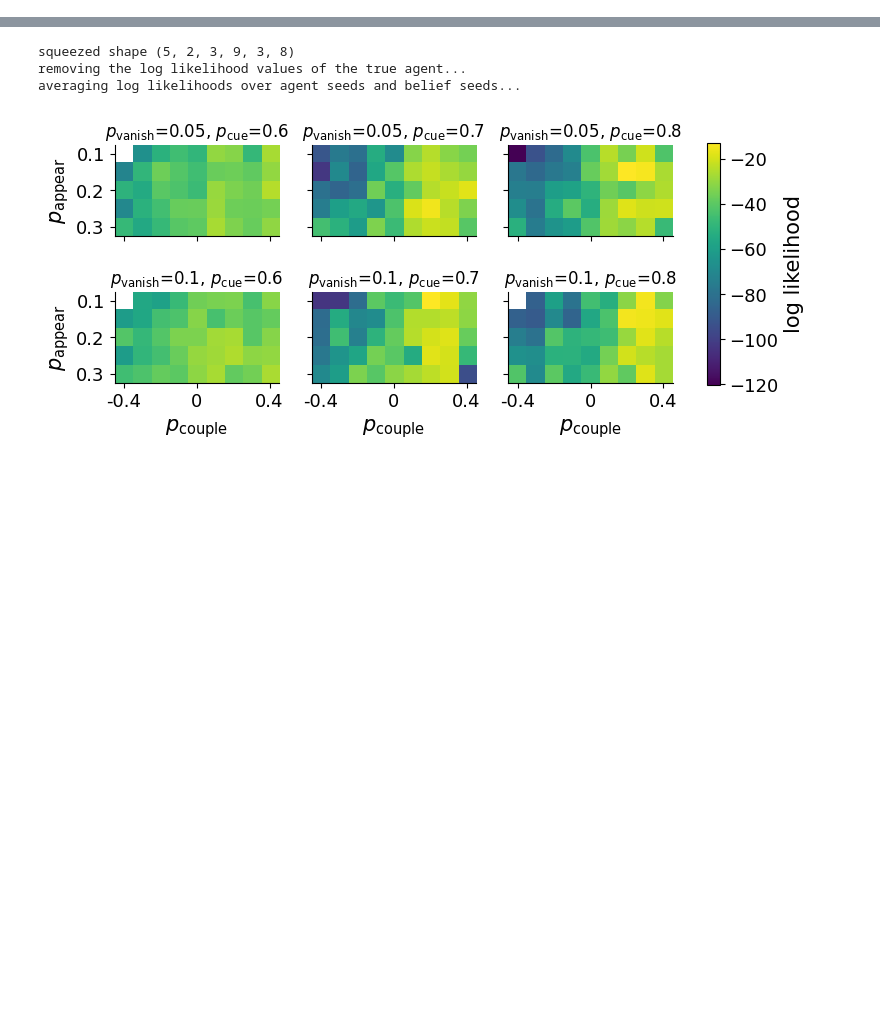
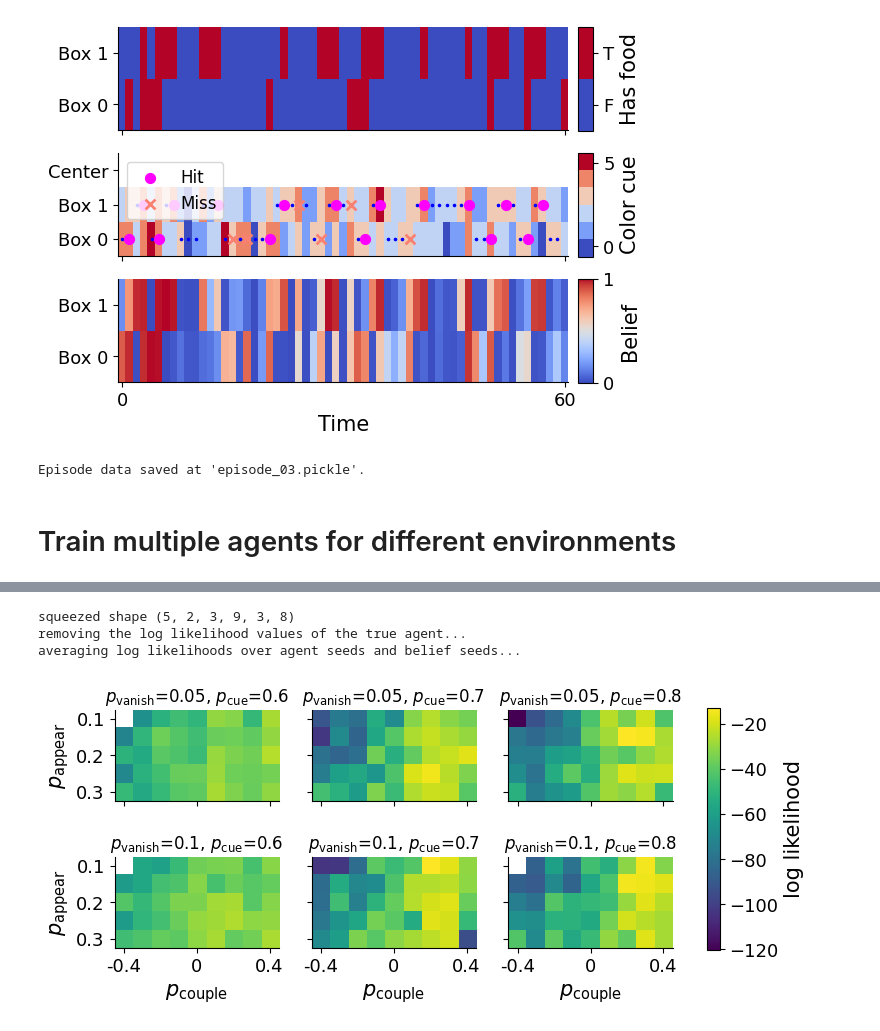
Before and after one commit to XaqLab/box-foraging, a Jupyter notebook: coupled-boxes.ipynb, the cells around one changed output, grey strips where cells are left out. Saved outputs shown, nothing was run; the diff lists cells and outputs as text; code cells hidden in the pictures; blank space fills up the shorter version.

```diff
--- a/coupled-boxes.ipynb
+++ b/coupled-boxes.ipynb
@@ -42,0 +43,32 @@ Average training optimality 98.6%
+# %%
+from boxforage.multi_box import SimpleBoxesForaging
+
+env = SimpleBoxesForaging(spec=manager.agent_manager.defaults.env.spec)
+env.set_param([0.3, 0.1, 0.6, 10., -0.5, 0])
+
+episode = agent.run_one_episode(env=env, num_steps=60)
+fig = plot_multi_box_episode(episode)
+# %% [output]
+[figure, added]
+# %%
+import os, pickle
+
+episode_path = 'episode_03.pickle'
+
+if os.path.exists(f'store/{episode_path}'):
+    print(f"File store/{episode_path} already exists, will not be overwritten.")
+else:
+    agent_key = manager.agent_manager.configs.get_key(manager.agent_manager.config)
+    trained_epoch = manager.agent_manager.stats[agent_key]['epoch']
+    with open(f'store/{episode_path}', 'wb') as f:
+        pickle.dump({
+            'agent_key': agent_key, 'trained_epoch': trained_epoch,
+            'external_env_param': env.get_param(),
+            'internal_env_param': agent.model.env.get_param(),
+            **episode,
+        }, f)
+    print(f"Episode data saved at '{episode_path}'.")
+# %% [output]
+Episode data saved at 'episode_03.pickle'.
+# %% [markdown]
+# Train multiple agents for different environments
```
Also changed, not shown: parts of 27 cells of this notebook, 1 other file.
